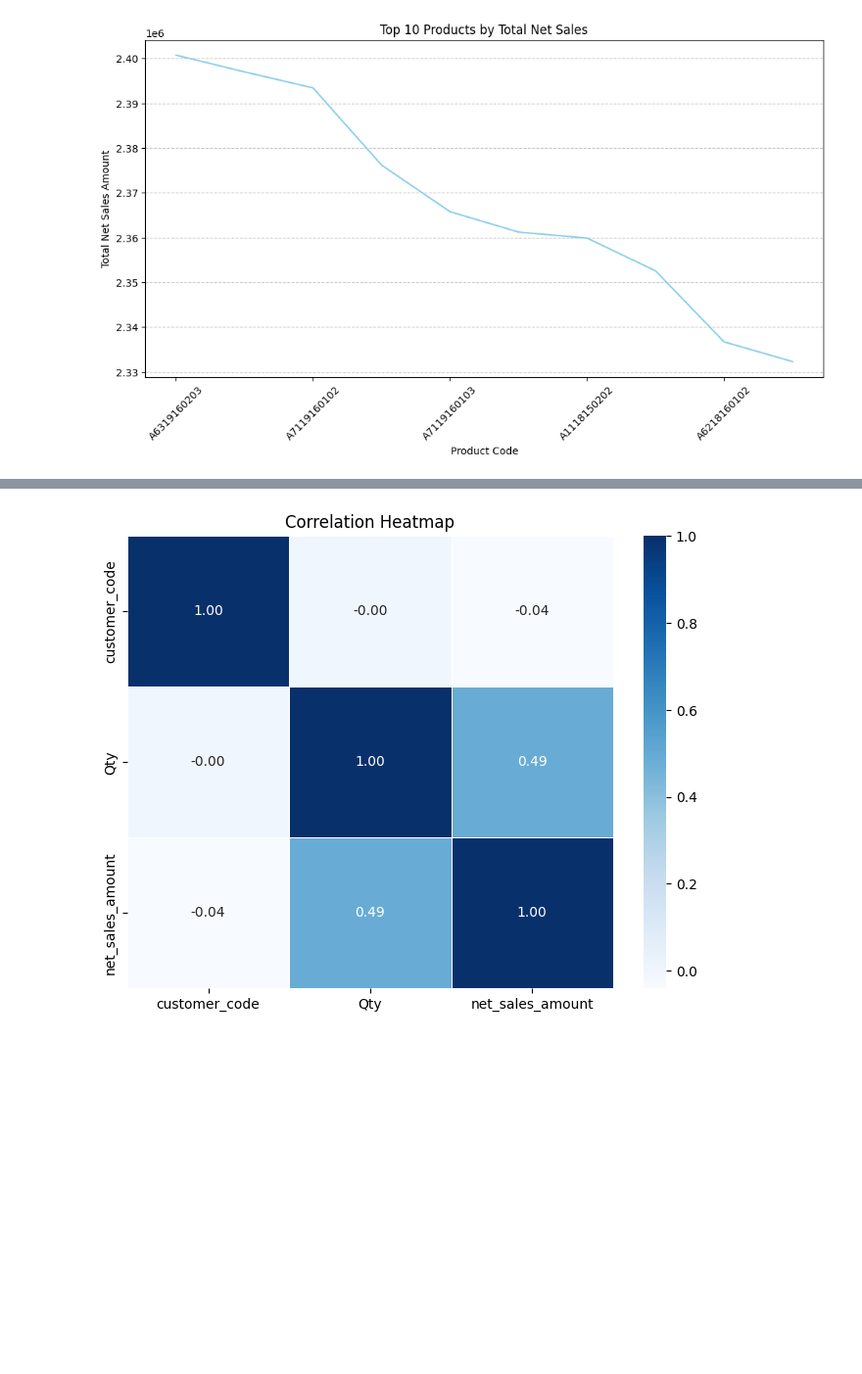
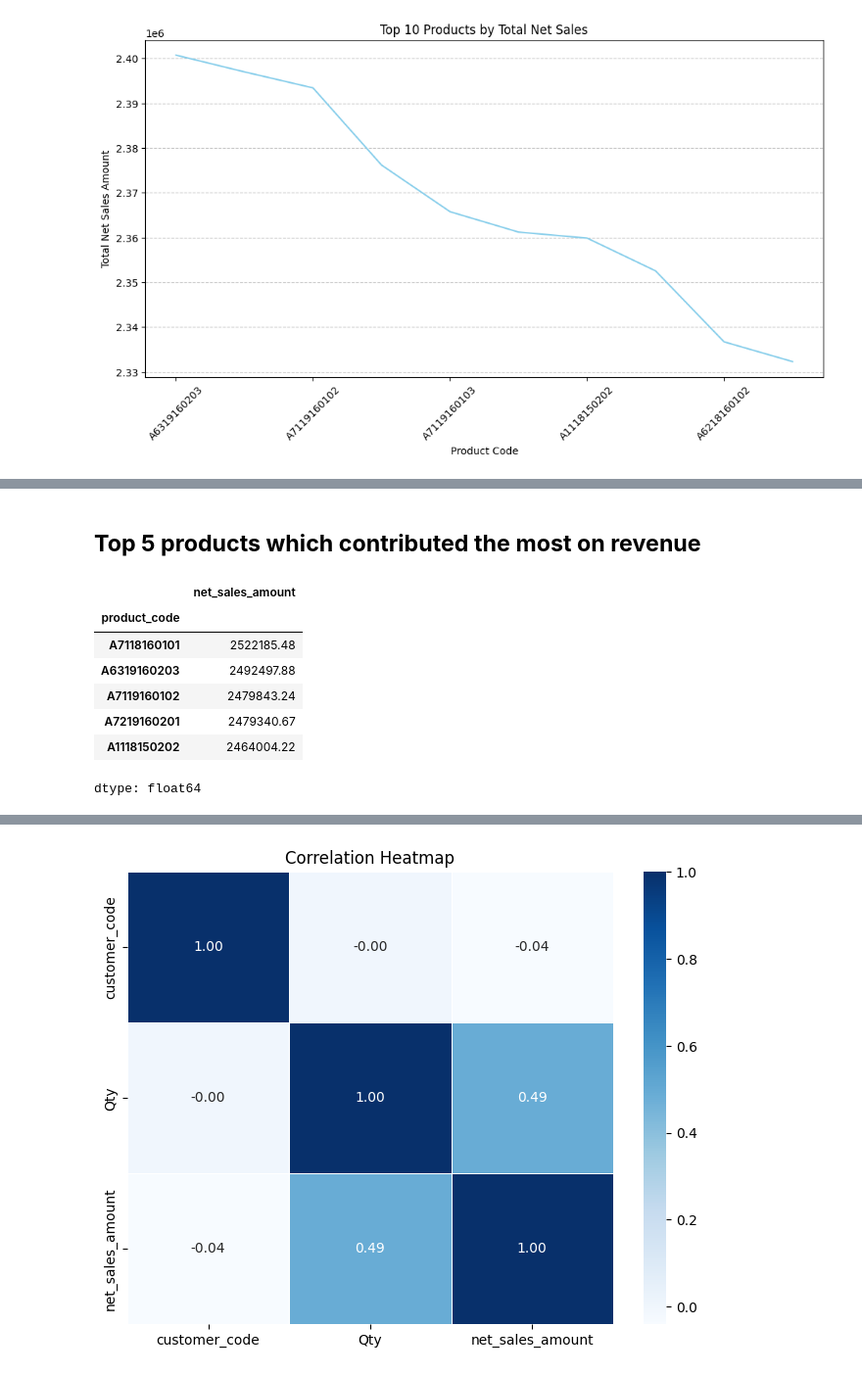
Before and after one commit to sriganesh05/Sri, a Jupyter notebook: HHH_electronics.ipynb, the cells around one changed output, grey strips where cells are left out. Shown at 98% size. Saved outputs shown, nothing was run; the diff lists cells and outputs as text; code cells hidden in the pictures; blank space fills up the shorter version.

```diff
--- a/HHH_electronics.ipynb
+++ b/HHH_electronics.ipynb
@@ -746,0 +785,15 @@ plt.show()
+# %% [markdown]
+## **Top 5 products which contributed the most on revenue**
+# %%
+product_sales = df_sales_monthly_cleaned.groupby('product_code')['net_sales_amount'].sum()
+top_products = product_sales.nlargest(5)
+top_products
+# %% [output]
+|  | net_sales_amount |
+| product_code |  |
+| A7118160101 | 2522185.48 |
+| A6319160203 | 2492497.88 |
+| A7119160102 | 2479843.24 |
+| A7219160201 | 2479340.67 |
+| A1118150202 | 2464004.22 |
+dtype: float64
```
Also changed, not shown: parts of 11 cells of this notebook.
